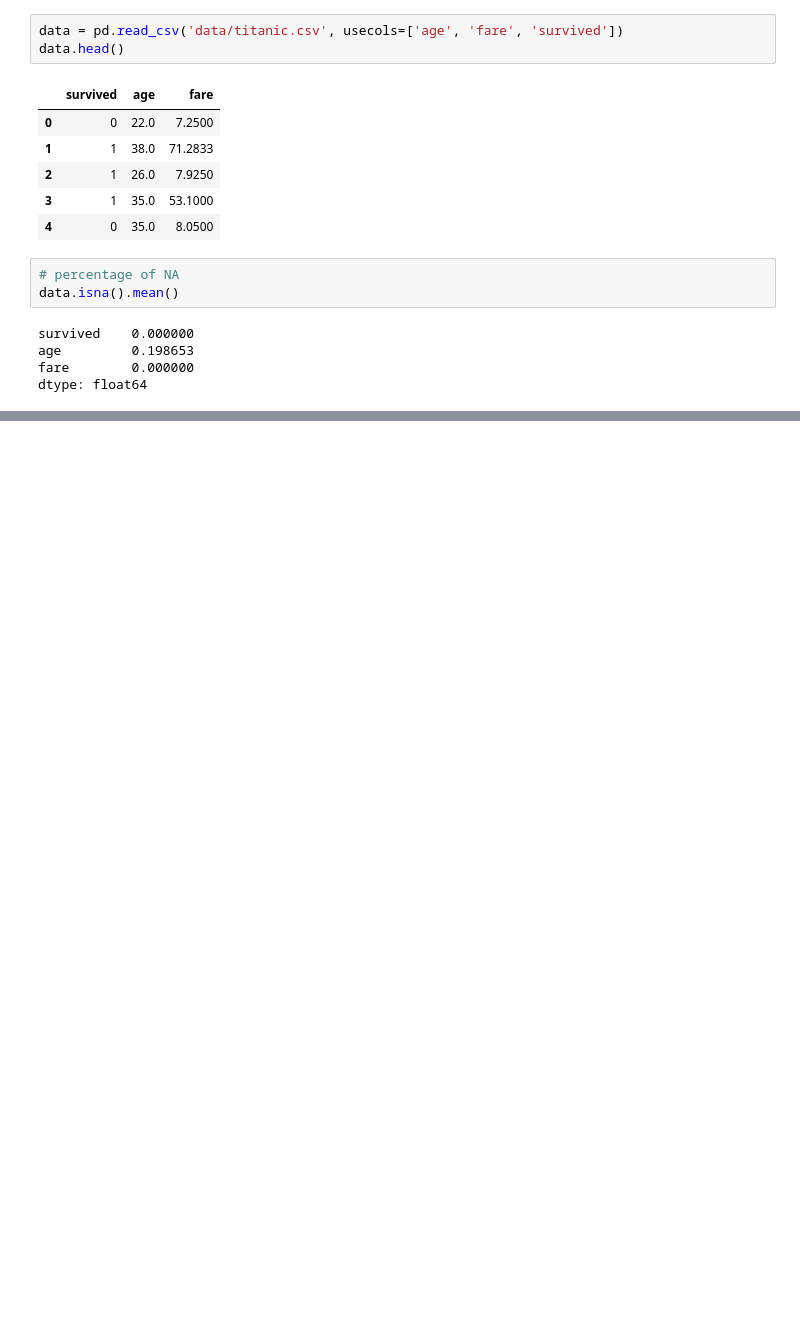
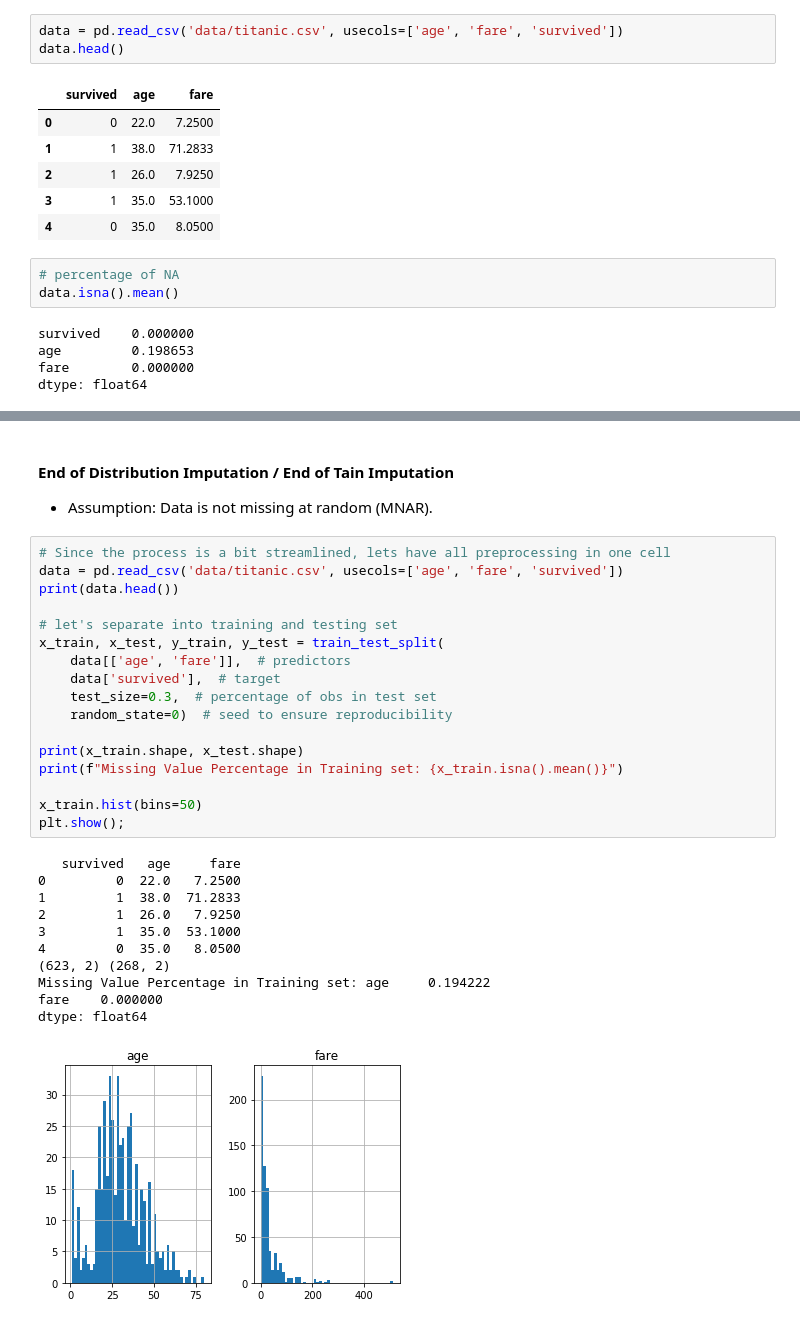
Before and after one commit to KarthikKothareddy/FeatureEngineering, a Jupyter notebook: Missing_Data_Imputation.ipynb, the cells around one changed output, grey strips where cells are left out. Drawn from its saved outputs; the diff is of its cells as text; blank space fills up the shorter version.

```diff
--- a/Missing_Data_Imputation.ipynb
+++ b/Missing_Data_Imputation.ipynb
@@ -450,0 +558,33 @@ dtype: float64
+# %% [markdown]
+#### End of Distribution Imputation / End of Tain Imputation
+
+- Assumption: Data is not missing at random (MNAR).
+# %%
+# Since the process is a bit streamlined, lets have all preprocessing in one cell
+data = pd.read_csv('data/titanic.csv', usecols=['age', 'fare', 'survived'])
+print(data.head())
+
+# let's separate into training and testing set
+x_train, x_test, y_train, y_test = train_test_split(
+    data[['age', 'fare']],  # predictors
+    data['survived'],  # target
+    test_size=0.3,  # percentage of obs in test set
+    random_state=0)  # seed to ensure reproducibility
+
+print(x_train.shape, x_test.shape)
+print(f"Missing Value Percentage in Training set: {x_train.isna().mean()}")
+
+x_train.hist(bins=50)
+plt.show();
+# %% [output]
+   survived   age     fare
+0         0  22.0   7.2500
+1         1  38.0  71.2833
+2         1  26.0   7.9250
+3         1  35.0  53.1000
+4         0  35.0   8.0500
+(623, 2) (268, 2)
+Missing Value Percentage in Training set: age     0.194222
+fare    0.000000
+dtype: float64
+[figure, added]
```
Also changed, not shown: parts of 17 cells of this notebook.
